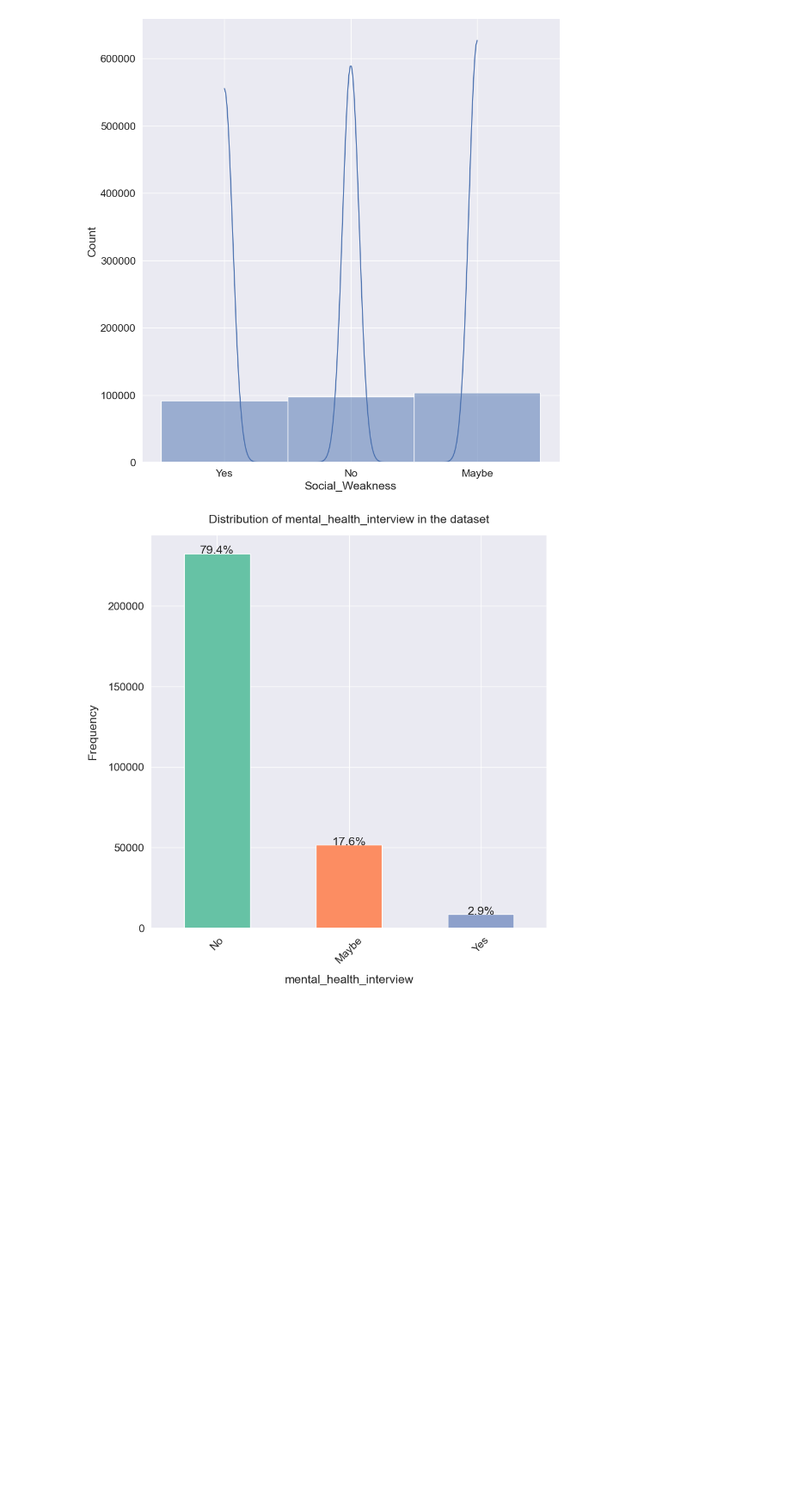
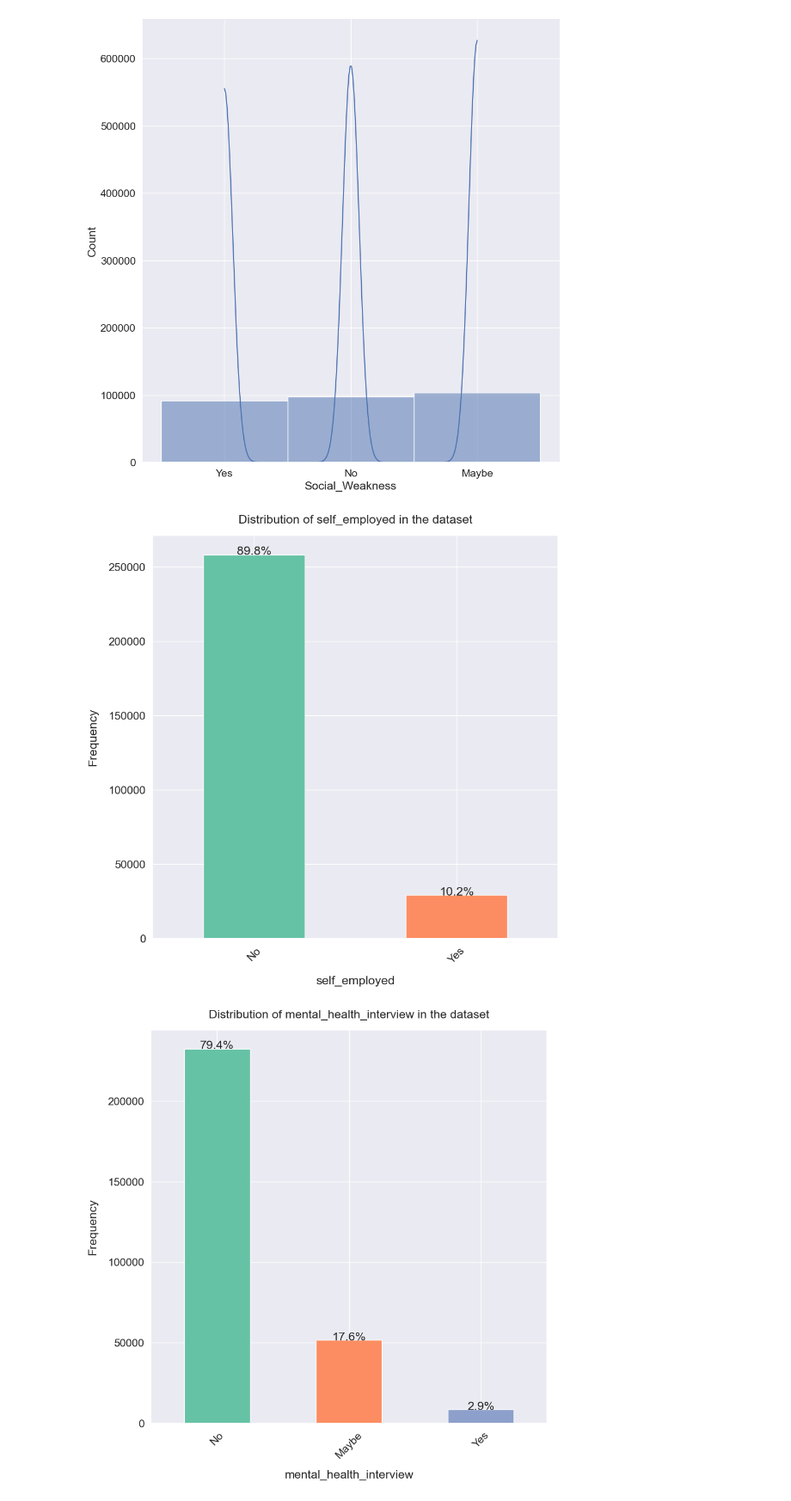
Before and after one commit to bhandariarun/KMC_Project, a Jupyter notebook: Minor_Project_Machine_Learning.ipynb, the cells around one changed output. Shown at 86% size. Drawn from its saved outputs; the diff is of its cells as text; code cells hidden in the pictures; blank space fills up the shorter version.

```diff
--- a/Minor_Project_Machine_Learning.ipynb
+++ b/Minor_Project_Machine_Learning.ipynb
@@ -351,6 +382,12 @@ sns.displot(data=df_filtered.Social_Weakness, kde=True, height=10)
 # %% [output]
 <seaborn.axisgrid.FacetGrid at 0x...>
 [figure]
+# %%
+target_variable1 = 'self_employed'
+# %%
+univariate_barplot(df, target_variable1, xlabel_rotation=45)
+# %% [output]
+[figure, added]
 # %%
 target_variable = "mental_health_interview"
 # %%
```
Also changed, not shown: parts of 17 cells of this notebook.
